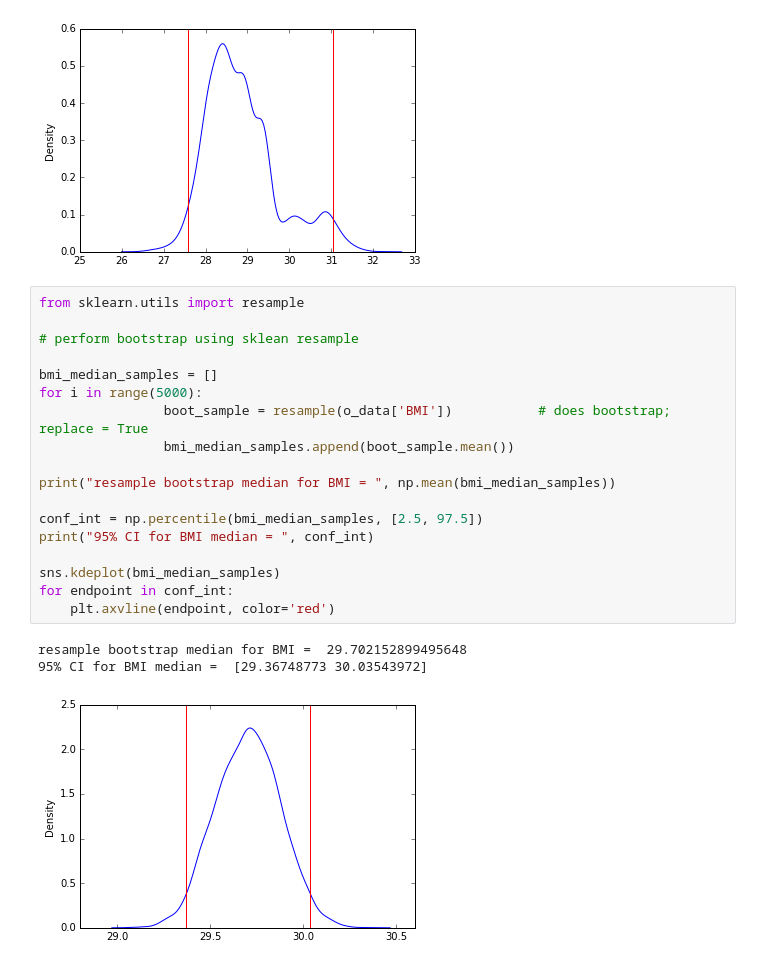
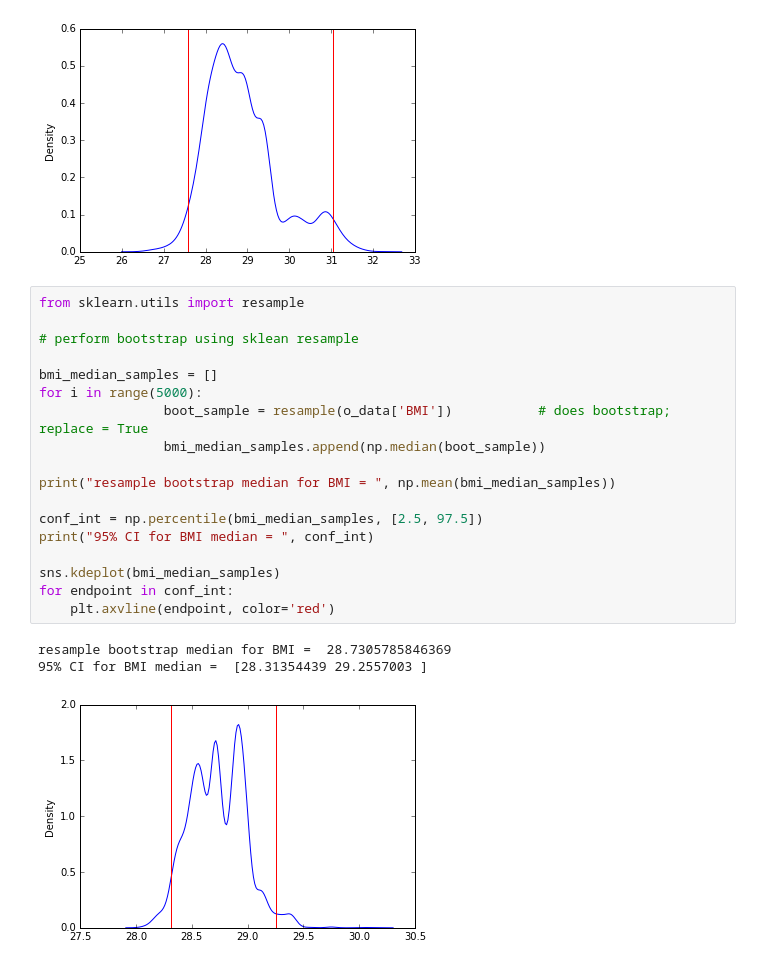
Before and after one commit to MCMacy/DataScienceClasses, a Jupyter notebook: Data201_Project1_Obesity.ipynb, the cells around one changed output. Saved outputs shown, nothing was run; the diff lists cells and outputs as text.

```diff
--- a/Data201_Project1_Obesity.ipynb
+++ b/Data201_Project1_Obesity.ipynb
@@ -150,22 +152,22 @@ Numpy bootstrap median for BMI =  28.87148799347237
 # %%
 from sklearn.utils import resample
 
 # perform bootstrap using sklean resample
 
 bmi_median_samples = []
 for i in range(5000):
                 boot_sample = resample(o_data['BMI'])           # does bootstrap; replace = True
-                bmi_median_samples.append(boot_sample.mean())
+                bmi_median_samples.append(np.median(boot_sample))
 
 print("resample bootstrap median for BMI = ", np.mean(bmi_median_samples))
 
 conf_int = np.percentile(bmi_median_samples, [2.5, 97.5])
 print("95% CI for BMI median = ", conf_int)
 
 sns.kdeplot(bmi_median_samples)
 for endpoint in conf_int:
     plt.axvline(endpoint, color='red')
 # %% [output]
-resample bootstrap median for BMI =  29.702152899495648
-95% CI for BMI median =  [29.36748773 30.03543972]
+resample bootstrap median for BMI =  28.7305785846369
+95% CI for BMI median =  [28.31354439 29.2557003 ]
-[figure, old version]
+[figure, new version]
```
Also changed, not shown: parts of 3 cells of this notebook.
